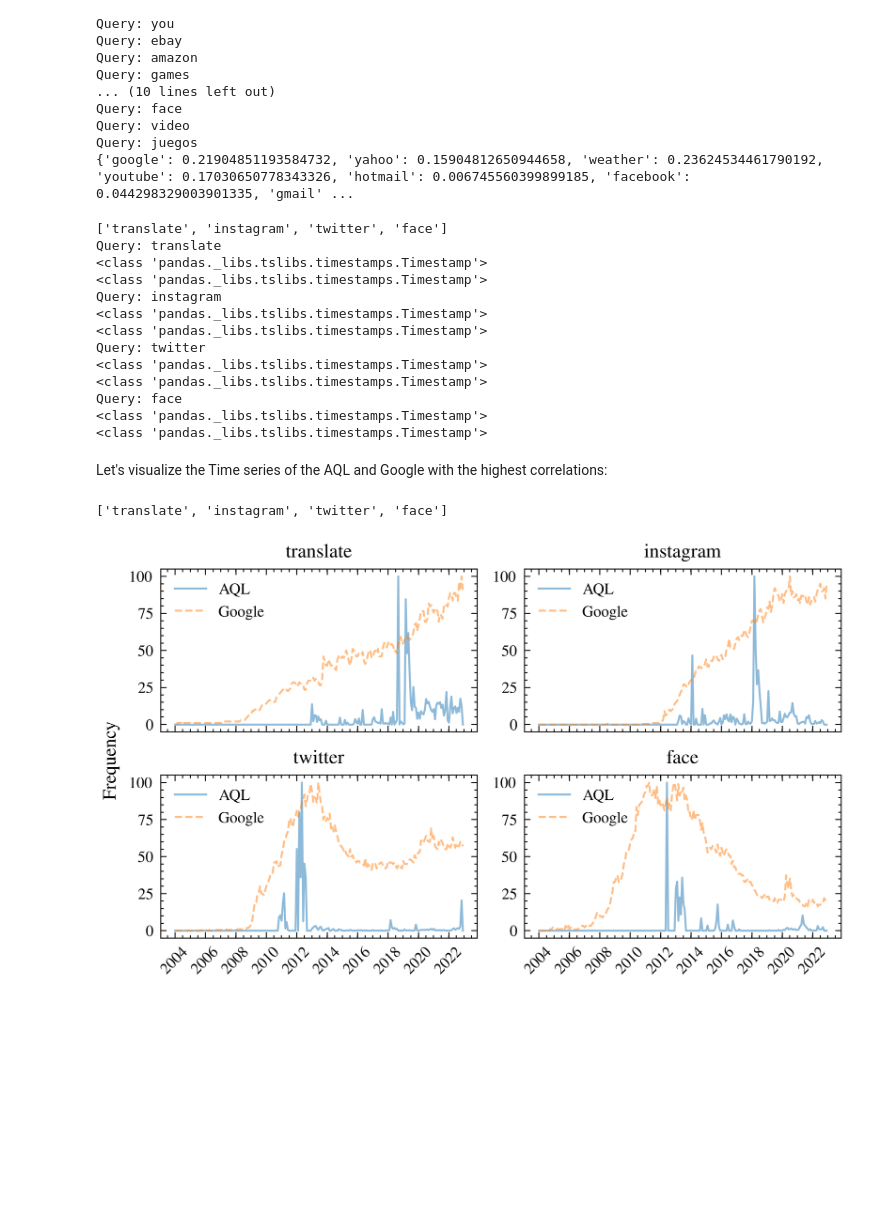
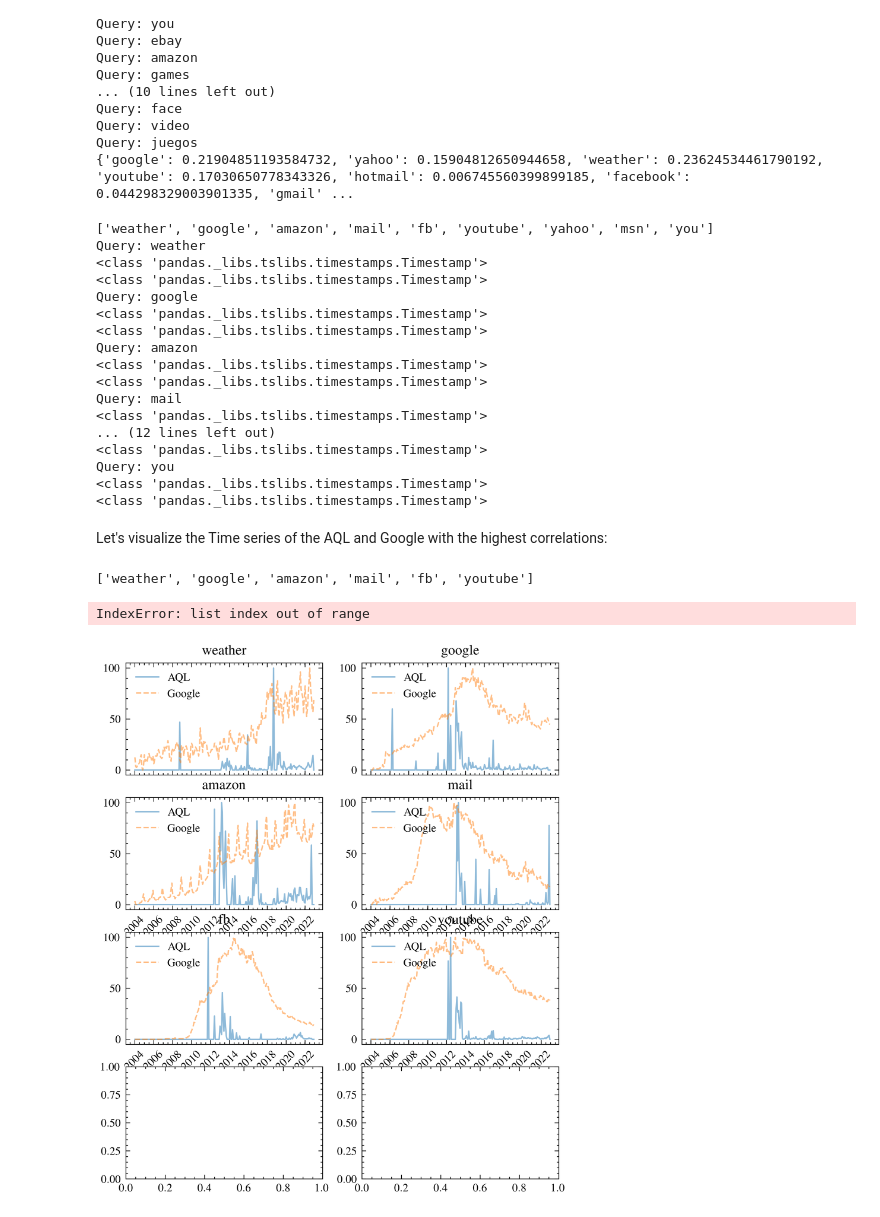
Before and after one commit to bnsch98/verifying-query-logs-from-unknown-sources, a Jupyter notebook: src/thesis_schneg/temporal_analysis.ipynb, the cells around one changed output. Cells and saved outputs as stored; diff of their text form; code cells hidden in the pictures; blank space fills up the shorter version.

```diff
--- a/src/thesis_schneg/temporal_analysis.ipynb
+++ b/src/thesis_schneg/temporal_analysis.ipynb
@@ -324,7 +324,7 @@ Query: juegos
 # %%
 # extract the query names with 4 highest correlations
 sorted_results = sorted(results.items(), key=lambda x: x[1], reverse=True)
-queries = [query for query, _ in sorted_results[:4]]
+queries = [query for query, _ in sorted_results[4:13]]
 print(queries)
 
 for query in queries:
@@ -341,17 +341,21 @@ for query in queries:
     print(type(google_time_series.iloc[0]))
     # print(aql_time_series.mean())
 # %% [output]
-['translate', 'instagram', 'twitter', 'face']
-Query: translate
+['weather', 'google', 'amazon', 'mail', 'fb', 'youtube', 'yahoo', 'msn', 'you']
+Query: weather
 <class 'pandas._libs.tslibs.timestamps.Timestamp'>
 <class 'pandas._libs.tslibs.timestamps.Timestamp'>
-Query: instagram
+Query: google
 <class 'pandas._libs.tslibs.timestamps.Timestamp'>
 <class 'pandas._libs.tslibs.timestamps.Timestamp'>
-Query: twitter
+Query: amazon
 <class 'pandas._libs.tslibs.timestamps.Timestamp'>
 <class 'pandas._libs.tslibs.timestamps.Timestamp'>
-Query: face
+Query: mail
+<class 'pandas._libs.tslibs.timestamps.Timestamp'>
+... (12 lines left out)
+<class 'pandas._libs.tslibs.timestamps.Timestamp'>
+Query: you
 <class 'pandas._libs.tslibs.timestamps.Timestamp'>
 <class 'pandas._libs.tslibs.timestamps.Timestamp'>
 # %% [markdown]
@@ -363,7 +367,7 @@ from pathlib import Path
 
 # Extract the query names with 4 highest correlations
 sorted_results = sorted(results.items(), key=lambda x: x[1], reverse=True)
-queries = [query for query, _ in sorted_results[:4]]
+queries = [query for query, _ in sorted_results[4:10]]
 print(queries)
 
 # save_vis = False
@@ -378,7 +382,7 @@ textwidth = 5.5129
 aspect_ratio = 6 / 8
 scale = 1.0
 width = textwidth * scale
-height = width * aspect_ratio *0.8
+height = width * aspect_ratio *0.8*2
 
 # Use science style for plots from scienceplots library
 plt.style.use(["science", "ieee"])  # "grid", "ieee",
@@ -386,7 +390,7 @@ plt.style.use(["science", "ieee"])  # "grid", "ieee",
 color = ['tab:blue', 'tab:orange']
 
 
-fig, axes = plt.subplots(ncols=2, nrows=2, figsize=(width, height))
+fig, axes = plt.subplots(ncols=2, nrows=4, figsize=(width, height))
 
 # Iterate over axes and plot data
 for i, ax in enumerate(axes.flatten()):
@@ -411,32 +415,33 @@ for i, ax in enumerate(axes.flatten()):
     # Rotate x-axis labels
     ax.tick_params(axis='x', rotation=45)
 
     # remove xticks if not the last row
     if i < 2:
         ax.set_xticklabels([])
 
     # Add legend to each subplot
     ax.legend(loc='upper left', fontsize=8)
 
 # Set global labels
 # fig.supxlabel('Time', y=0.05)
 fig.supylabel('Frequency', x=0.03)
 
 plt.tight_layout()
 # Either save visualization or show it
 plt.show()
 
 if save_vis:
     vis_dir = Path(f"/home/benjamin/studium/masterarbeit/thesis-schneg/plots/{analysis_name}")
     # Make directory if it does not exist
     if not vis_dir.exists():
         vis_dir.mkdir(parents=True)
     # Delete old plot
     for file in vis_dir.iterdir():
         if file.is_file() and file.name.endswith(f'.{plot_format}'):
             file.unlink()
 
     fig.savefig(vis_dir.joinpath(f"all.{plot_format}"), format=plot_format)
 # %% [output]
-['translate', 'instagram', 'twitter', 'face']
+['weather', 'google', 'amazon', 'mail', 'fb', 'youtube']
+IndexError: list index out of range
-[figure, old version]
+[figure, new version]
```
Also changed, not shown: 10 other files.
